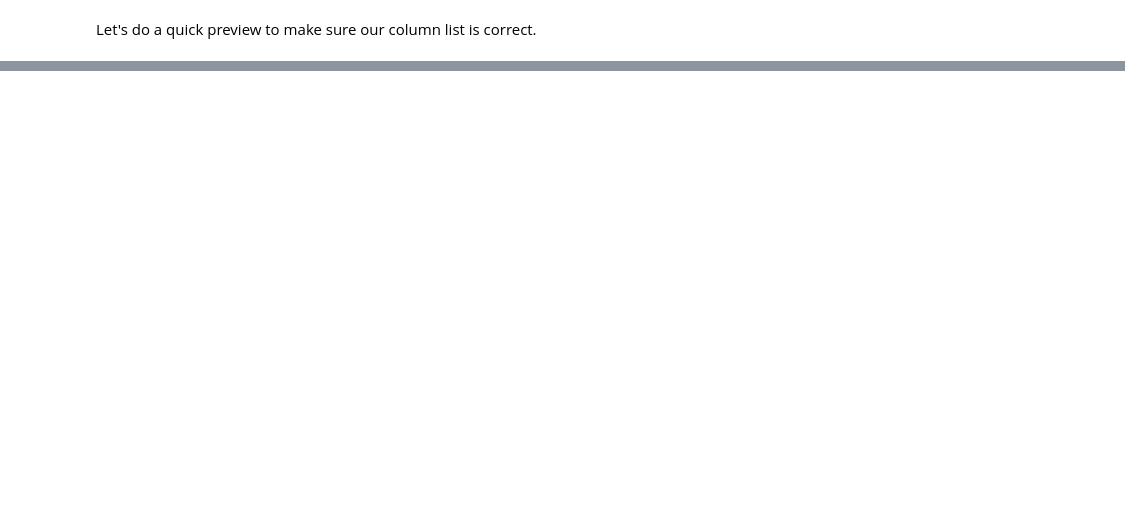
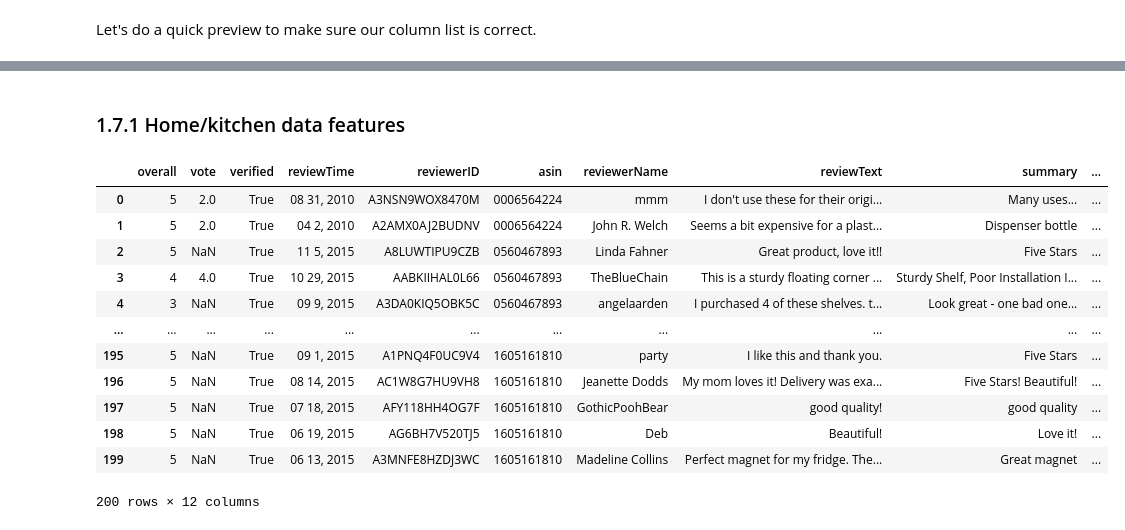
Before and after one commit to josephplpriest/springboard, a Jupyter notebook: capstone_projects/capstone_2/notebooks/1_Data_Wrangling.ipynb, the cells around one changed output, grey strips where cells are left out. Saved outputs shown, nothing was run; the diff lists cells and outputs as text; code cells hidden in the pictures; blank space fills up the shorter version.

```diff
--- a/capstone_projects/capstone_2/notebooks/1_Data_Wrangling.ipynb
+++ b/capstone_projects/capstone_2/notebooks/1_Data_Wrangling.ipynb
@@ -238,0 +325,2 @@ fashion_head[cols_to_keep].head()
+# %%
+hk_head = pd.read_json("data/raw/Home_and_Kitchen.json", lines=True, nrows=200)
@@ -238,0 +352,18 @@ fashion_head[cols_to_keep].head()
+# %% [markdown]
+### 1.7.1 Home/kitchen data features <a name="1.7.1_h/k_exp"></a>
+# %%
+hk_head
+# %% [output]
+|  | overall | vote | verified | reviewTime | reviewerID | asin | reviewerName | reviewText | summary | ... |
+| 0 | 5 | 2.0 | True | 08 31, 2010 | A3NSN9WOX8470M | 0006564224 | mmm | I don't use these for their origi... | Many uses... | ... |
+| 1 | 5 | 2.0 | True | 04 2, 2010 | A2AMX0AJ2BUDNV | 0006564224 | John R. Welch | Seems a bit expensive for a plast... | Dispenser bottle | ... |
+| 2 | 5 | NaN | True | 11 5, 2015 | A8LUWTIPU9CZB | 0560467893 | Linda Fahner | Great product, love it!! | Five Stars | ... |
+| 3 | 4 | 4.0 | True | 10 29, 2015 | AABKIIHAL0L66 | 0560467893 | TheBlueChain | This is a sturdy floating corner ... | Sturdy Shelf, Poor Installation I... | ... |
+| 4 | 3 | NaN | True | 09 9, 2015 | A3DA0KIQ5OBK5C | 0560467893 | angelaarden | I purchased 4 of these shelves. t... | Look great - one bad one... | ... |
+| ... | ... | ... | ... | ... | ... | ... | ... | ... | ... | ... |
+| 195 | 5 | NaN | True | 09 1, 2015 | A1PNQ4F0UC9V4 | 1605161810 | party | I like this and thank you. | Five Stars | ... |
+| 196 | 5 | NaN | True | 08 14, 2015 | AC1W8G7HU9VH8 | 1605161810 | Jeanette Dodds | My mom loves it! Delivery was exa... | Five Stars! Beautiful! | ... |
+| 197 | 5 | NaN | True | 07 18, 2015 | AFY118HH4OG7F | 1605161810 | GothicPoohBear | good quality! | good quality | ... |
+| 198 | 5 | NaN | True | 06 19, 2015 | AG6BH7V520TJ5 | 1605161810 | Deb | Beautiful! | Love it! | ... |
+| 199 | 5 | NaN | True | 06 13, 2015 | A3MNFE8HZDJ3WC | 1605161810 | Madeline Collins | Perfect magnet for my fridge. The... | Great magnet | ... |
+200 rows × 12 columns
```
Also changed, not shown: parts of 70 cells of this notebook, 1 other file.
